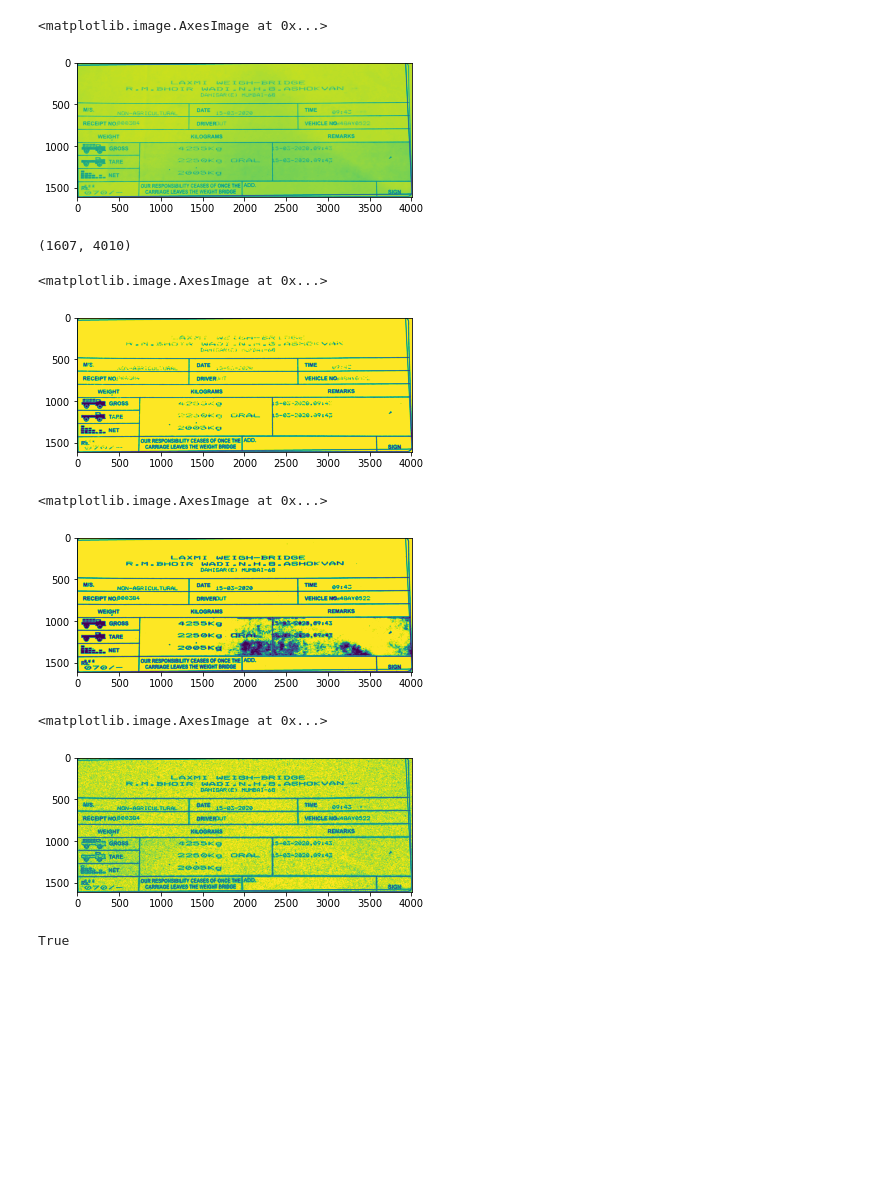
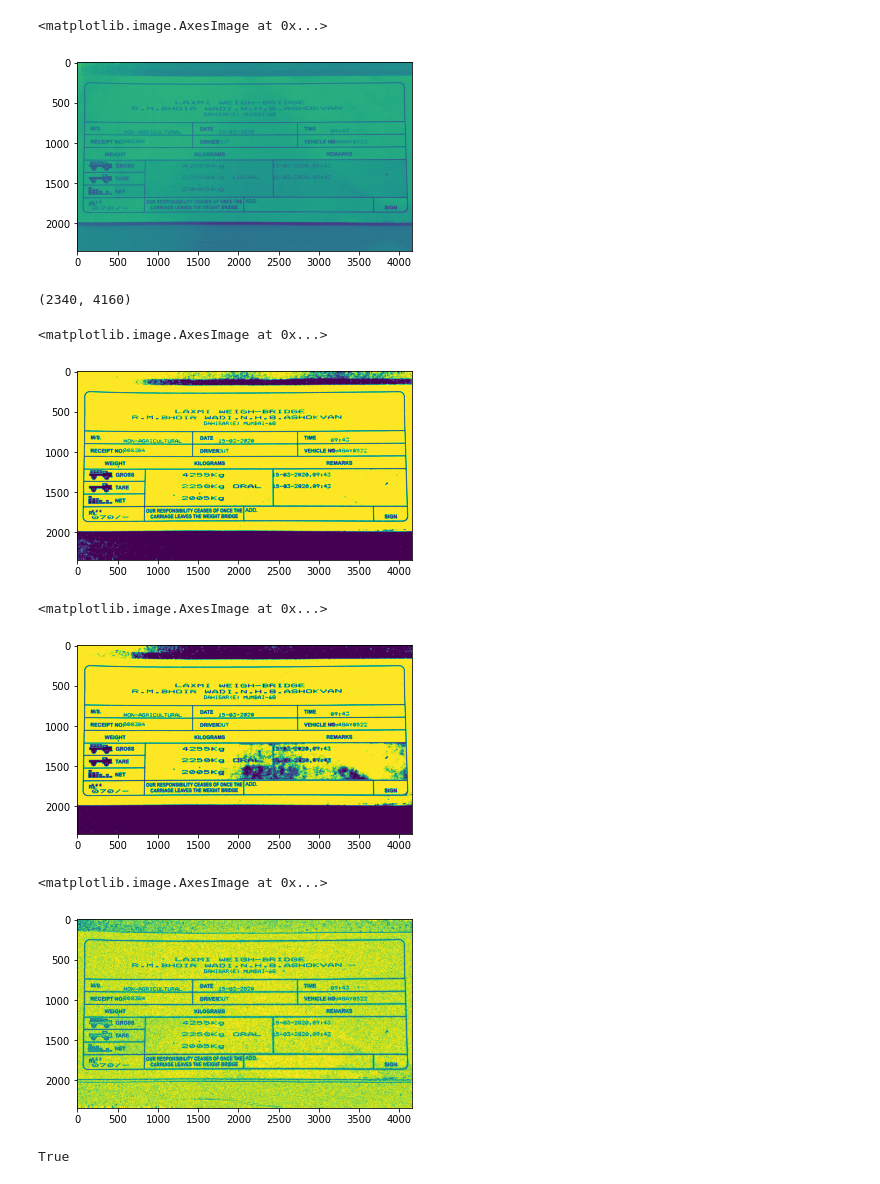
Before and after one commit to YogeshUpdhyay/OCR, a Jupyter notebook: eda/table.ipynb, the cells around one changed output. Drawn from its saved outputs; the diff is of its cells as text; code cells hidden in the pictures; blank space fills up the shorter version.

```diff
--- a/eda/table.ipynb
+++ b/eda/table.ipynb
@@ -4,29 +4,29 @@ import imutils
 import matplotlib.pyplot as plt
 import numpy as np
 # %%
-img = cv2.imread("../sample_cropped.jpg", 0)
+img = cv2.imread("../sample_deskewed.jpg", 0)
 plt.imshow(img)
 # %% [output]
 <matplotlib.image.AxesImage at 0x...>
-[figure, old version]
+[figure, new version]
 # %%
 img.shape
 # %% [output]
-(1607, 4010)
+(2340, 4160)
 # %%
 # otsu binarization
 img_bin_otsu = cv2.threshold(img, 0, 255,  cv2.THRESH_BINARY+cv2.THRESH_OTSU)[1]
 plt.imshow(img_bin_otsu)
 # %% [output]
 <matplotlib.image.AxesImage at 0x...>
-[figure, old version]
+[figure, new version]
 # %%
 
 img_bin = cv2.threshold(img, 160, 255, cv2.THRESH_BINARY)[1]
 plt.imshow(img_bin)
 # %% [output]
 <matplotlib.image.AxesImage at 0x...>
-[figure, old version]
+[figure, new version]
 # %%
 
 th2 = cv2.adaptiveThreshold(img,255,cv2.ADAPTIVE_THRESH_MEAN_C,\
@@ -34,7 +34,7 @@ th2 = cv2.adaptiveThreshold(img,255,cv2.ADAPTIVE_THRESH_MEAN_C,\
 plt.imshow(th2)
 # %% [output]
 <matplotlib.image.AxesImage at 0x...>
-[figure, old version]
+[figure, new version]
 # %%
 cv2.imwrite("../sample_binary.jpg", th2)
 # %% [output]
```
Also changed, not shown: parts of 10 cells of this notebook, 2 other files.
